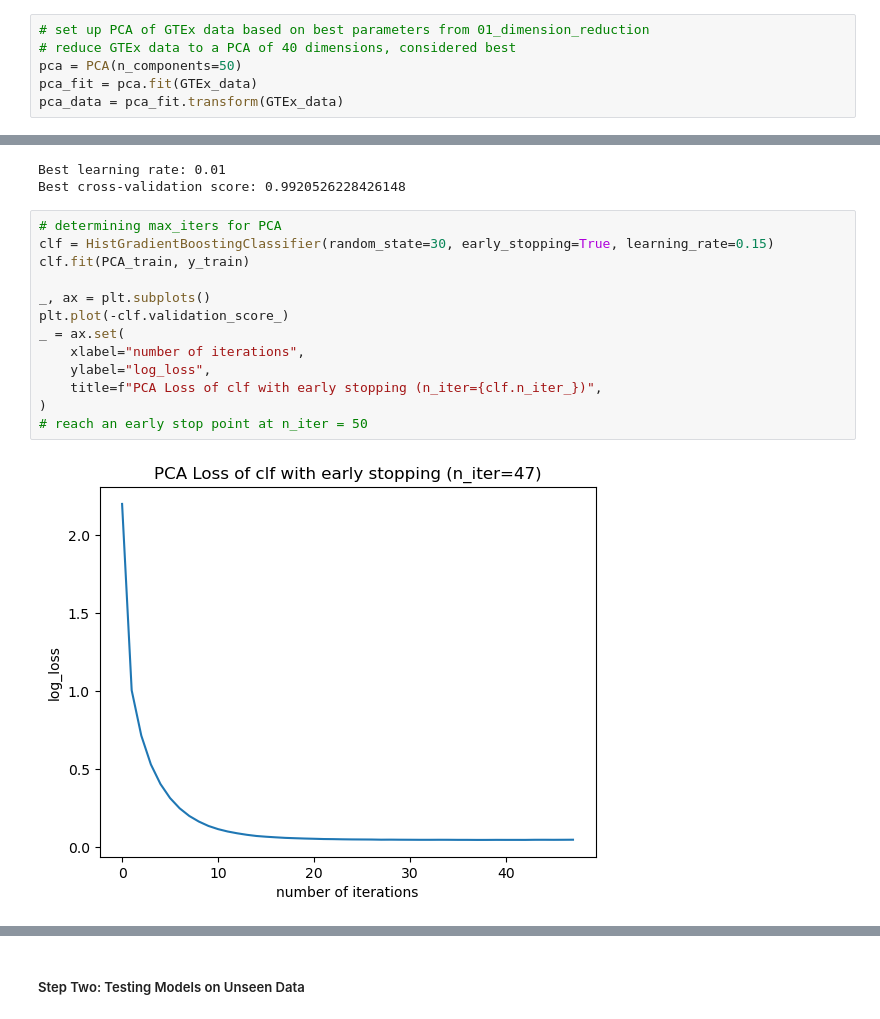
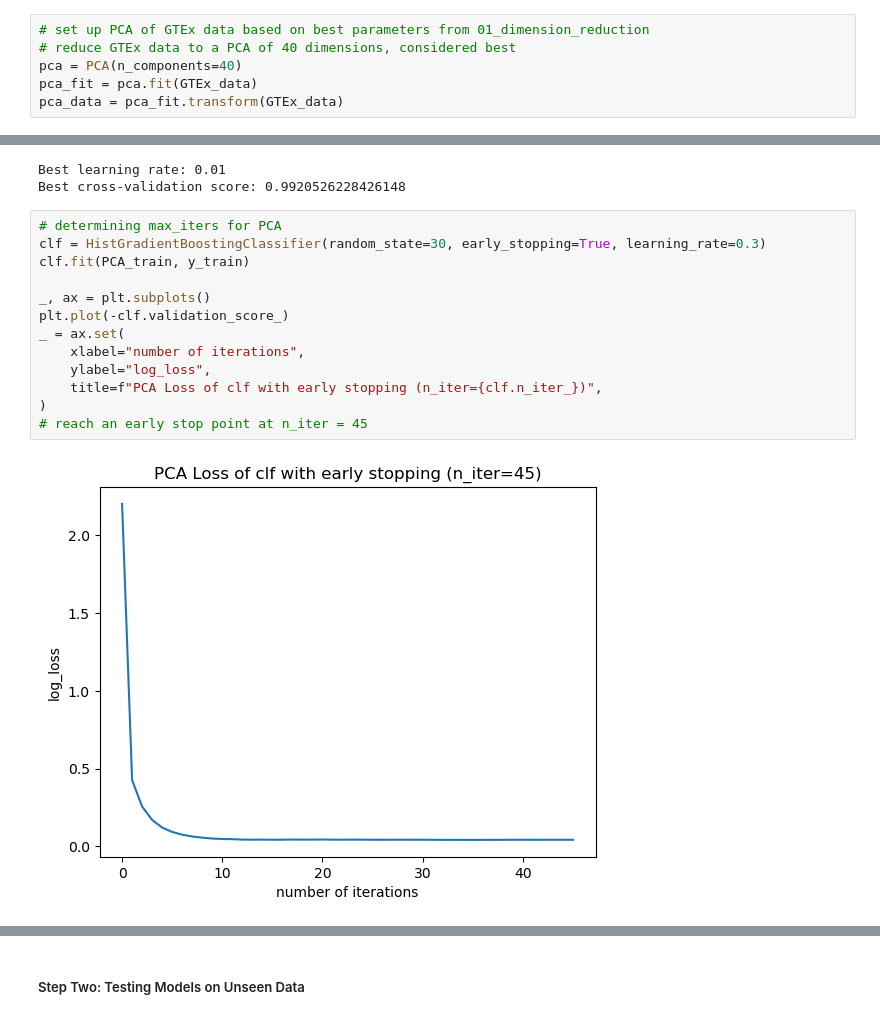
Before and after one commit to klterwelp/CPBS_Assignment03, a Jupyter notebook: 03_assignment/02_ensemble_tissue.ipynb, the cells around one changed output, grey strips where cells are left out. Saved outputs shown, nothing was run; the diff lists cells and outputs as text.

```diff
--- a/03_assignment/02_ensemble_tissue.ipynb
+++ b/03_assignment/02_ensemble_tissue.ipynb
@@ -45,7 +45,7 @@ GTEx_labels = pd.read_pickle("../GTEx_labels.pkl")
 # %%
 # set up PCA of GTEx data based on best parameters from 01_dimension_reduction
 # reduce GTEx data to a PCA of 40 dimensions, considered best
-pca = PCA(n_components=50)
+pca = PCA(n_components=40)
 pca_fit = pca.fit(GTEx_data)
 pca_data = pca_fit.transform(GTEx_data)
 # %%
@@ -132,17 +132,17 @@ Best learning rate: 0.01
 Best cross-validation score: 0.9920526228426148
 # %%
 # determining max_iters for PCA
-clf = HistGradientBoostingClassifier(random_state=30, early_stopping=True, learning_rate=0.15)
+clf = HistGradientBoostingClassifier(random_state=30, early_stopping=True, learning_rate=0.3)
 clf.fit(PCA_train, y_train)
 
 _, ax = plt.subplots()
 plt.plot(-clf.validation_score_)
 _ = ax.set(
     xlabel="number of iterations",
     ylabel="log_loss",
     title=f"PCA Loss of clf with early stopping (n_iter={clf.n_iter_})",
 )
-# reach an early stop point at n_iter = 50
+# reach an early stop point at n_iter = 45
 # %% [output]
-[figure, old version]
+[figure, new version]
 # %%
```
Also changed, not shown: parts of 14 cells of this notebook, 1 other file.
